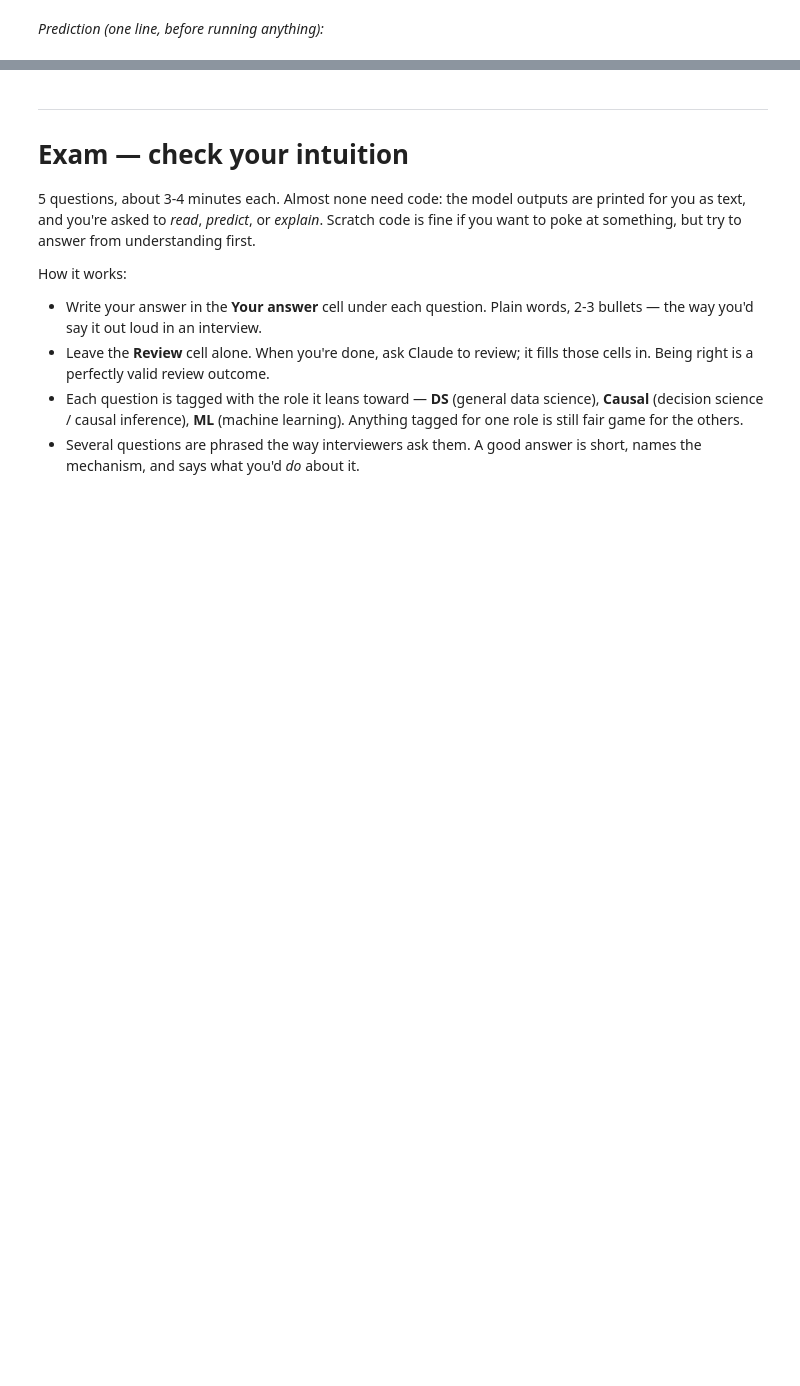
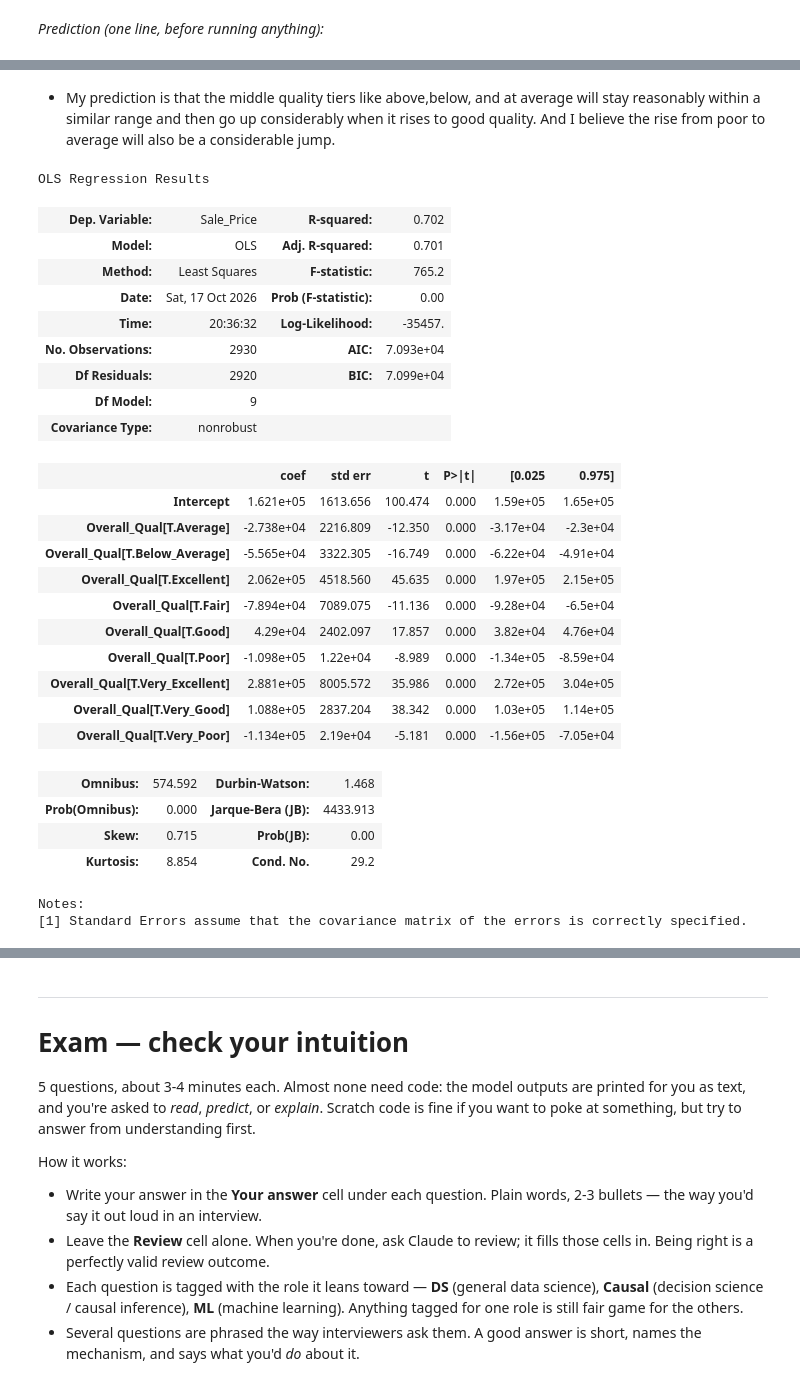
Before and after one commit to BaoLe040507/understand_ml_stats, a Jupyter notebook: Textbooks/practical_stats_for_ds/notebooks/09_factor-variables-in-regression.ipynb, the cells around one changed output, grey strips where cells are left out. Saved outputs shown, nothing was run; the diff lists cells and outputs as text; code cells hidden in the pictures; blank space fills up the shorter version.

```diff
--- a/Textbooks/practical_stats_for_ds/notebooks/09_factor-variables-in-regression.ipynb
+++ b/Textbooks/practical_stats_for_ds/notebooks/09_factor-variables-in-regression.ipynb
@@ -86,0 +361,43 @@ _Prediction (one line, before running anything):_
+# %% [markdown]
+* My prediction is that the middle quality tiers like above,below, and at average will stay reasonably within a similar range and then go up considerably when it rises to good quality. And I believe the rise from poor to average will also be a considerable jump.
+# %%
+# build quality map
+qual_map = {
+    "Very_Poor": 1,
+    "Poor": 2,
+    "Fair": 3,
+    "Below_Average": 4,
+    "Average": 5,
+    "Above_Average": 6,
+    "Good": 7,
+    "Very_Good": 8,
+    "Excellent": 9,
+    "Very_Excellent": 10,
+}
+
+# map the qualities
+ames["Quality_Tier"] = ames["Overall_Qual"].map(qual_map)
+
+# fit the models
+raw_qual_model = smf.ols("Sale_Price ~ Overall_Qual", data = ames).fit()
+tier_qual_model = smf.ols("Sale_Price ~ Quality_Tier", data = ames).fit()
+
+# average sales price per tier
+avg_tier_prices = pd.DataFrame(ames.groupby("Quality_Tier")["Sale_Price"].mean().reset_index())
+
+# fit the average tier price
+avg_tier_prices["Fitted_Sale_Price"] = tier_qual_model.predict(avg_tier_prices["Quality_Tier"])
+
+# plot
+fig = px.line(x = avg_tier_prices["Quality_Tier"], y = avg_tier_prices["Fitted_Sale_Price"], title = "Fitted sales price vs tier" )
+fig.update_traces(name="Fitted Values Line", showlegend=True)
+
+fig.add_scatter(
+    x=avg_tier_prices["Quality_Tier"],
+    y=avg_tier_prices["Sale_Price"],
+    mode="markers",
+    name="Avg Actual Sale Price",
+    marker=dict(size=12, color="crimson", symbol="diamond"),  # Make markers pop
+)
+
+fig.show()
@@ -86,0 +423,31 @@ _Prediction (one line, before running anything):_
+# %%
+# model results
+raw_qual_model.summary()
+# %% [output]
+OLS Regression Results
+| Dep. Variable: | Sale_Price | R-squared: | 0.702 |
+| Model: | OLS | Adj. R-squared: | 0.701 |
+| Method: | Least Squares | F-statistic: | 765.2 |
+| Date: | Sat, 17 Oct 2026 | Prob (F-statistic): | 0.00 |
+| Time: | 20:36:32 | Log-Likelihood: | -35457. |
+| No. Observations: | 2930 | AIC: | 7.093e+04 |
+| Df Residuals: | 2920 | BIC: | 7.099e+04 |
+| Df Model: | 9 |  |  |
+| Covariance Type: | nonrobust |  |  |
+|  | coef | std err | t | P>|t| | [0.025 | 0.975] |
+| Intercept | 1.621e+05 | 1613.656 | 100.474 | 0.000 | 1.59e+05 | 1.65e+05 |
+| Overall_Qual[T.Average] | -2.738e+04 | 2216.809 | -12.350 | 0.000 | -3.17e+04 | -2.3e+04 |
+| Overall_Qual[T.Below_Average] | -5.565e+04 | 3322.305 | -16.749 | 0.000 | -6.22e+04 | -4.91e+04 |
+| Overall_Qual[T.Excellent] | 2.062e+05 | 4518.560 | 45.635 | 0.000 | 1.97e+05 | 2.15e+05 |
+| Overall_Qual[T.Fair] | -7.894e+04 | 7089.075 | -11.136 | 0.000 | -9.28e+04 | -6.5e+04 |
+| Overall_Qual[T.Good] | 4.29e+04 | 2402.097 | 17.857 | 0.000 | 3.82e+04 | 4.76e+04 |
+| Overall_Qual[T.Poor] | -1.098e+05 | 1.22e+04 | -8.989 | 0.000 | -1.34e+05 | -8.59e+04 |
+| Overall_Qual[T.Very_Excellent] | 2.881e+05 | 8005.572 | 35.986 | 0.000 | 2.72e+05 | 3.04e+05 |
+| Overall_Qual[T.Very_Good] | 1.088e+05 | 2837.204 | 38.342 | 0.000 | 1.03e+05 | 1.14e+05 |
+| Overall_Qual[T.Very_Poor] | -1.134e+05 | 2.19e+04 | -5.181 | 0.000 | -1.56e+05 | -7.05e+04 |
+| Omnibus: | 574.592 | Durbin-Watson: | 1.468 |
+| Prob(Omnibus): | 0.000 | Jarque-Bera (JB): | 4433.913 |
+| Skew: | 0.715 | Prob(JB): | 0.00 |
+| Kurtosis: | 8.854 | Cond. No. | 29.2 |
+Notes:
+[1] Standard Errors assume that the covariance matrix of the errors is correctly specified.
```
Also changed, not shown: parts of 38 cells of this notebook, 1 other file.
